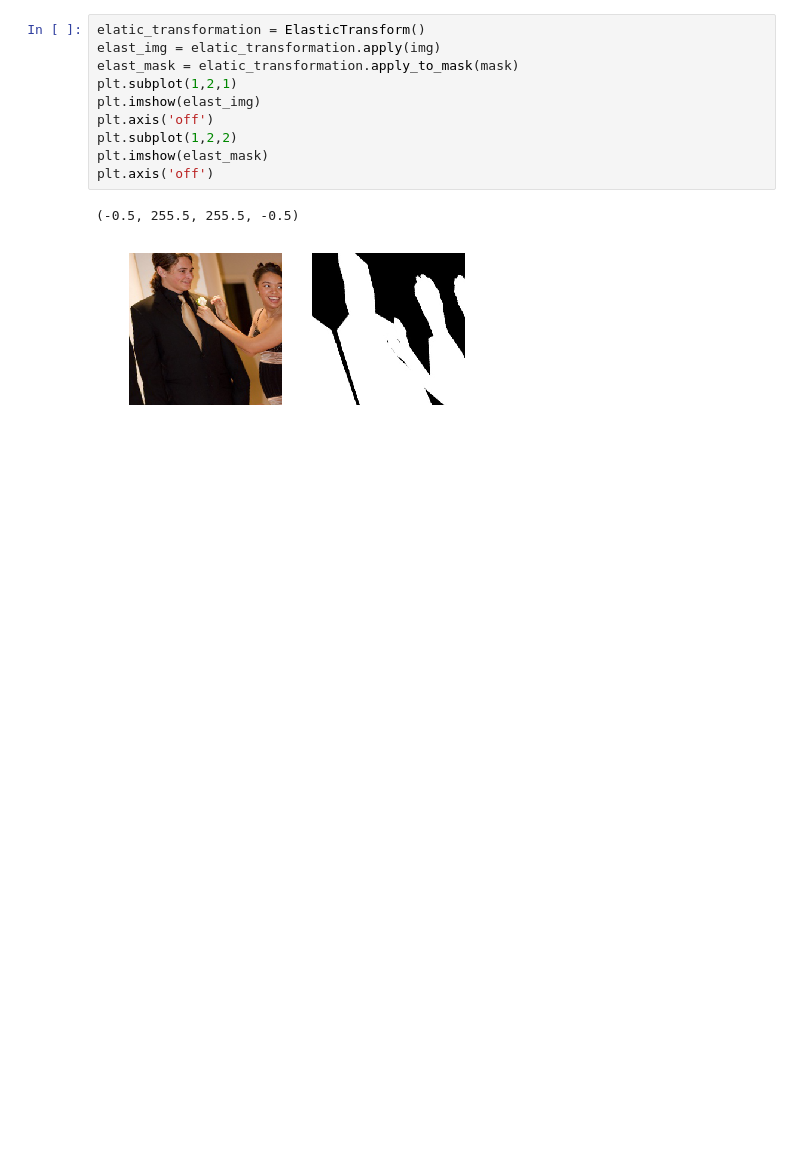
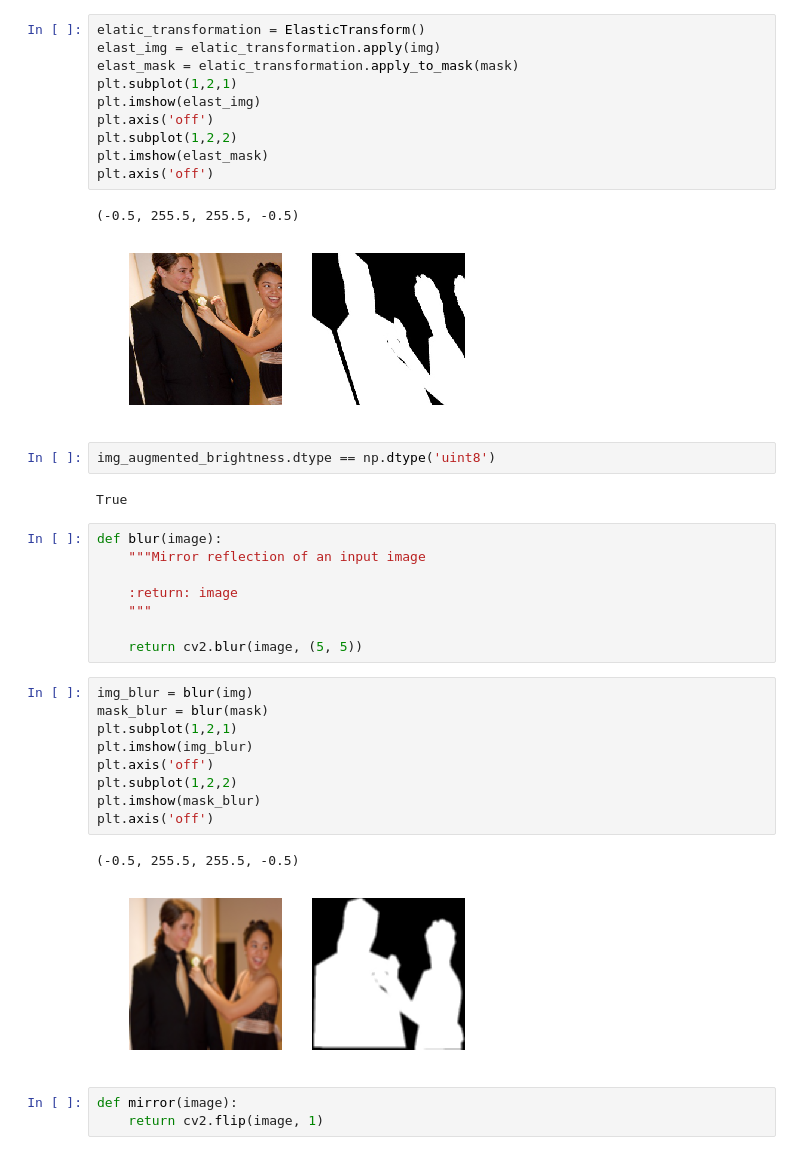
Before and after one commit to zakmatt/background_erasing, a Jupyter notebook: utils/data_augmentation.ipynb, the cells around one changed output. Cells and saved outputs as stored; diff of their text form; blank space fills up the shorter version.

```diff
--- a/utils/data_augmentation.ipynb
+++ b/utils/data_augmentation.ipynb
@@ -171,3 +171,30 @@ plt.axis('off')
 # %% [output]
 (-0.5, 255.5, 255.5, -0.5)
 [figure]
+# %%
+img_augmented_brightness.dtype == np.dtype('uint8')
+# %% [output]
+True
+# %%
+def blur(image):
+    """Mirror reflection of an input image
+
+    :return: image
+    """
+
+    return cv2.blur(image, (5, 5))
+# %%
+img_blur = blur(img)
+mask_blur = blur(mask)
+plt.subplot(1,2,1)
+plt.imshow(img_blur)
+plt.axis('off')
+plt.subplot(1,2,2)
+plt.imshow(mask_blur)
+plt.axis('off')
+# %% [output]
+(-0.5, 255.5, 255.5, -0.5)
+[figure, added]
+# %%
+def mirror(image):
+    return cv2.flip(image, 1)
```
Also changed, not shown: parts of 2 cells of this notebook, 2 other files.
